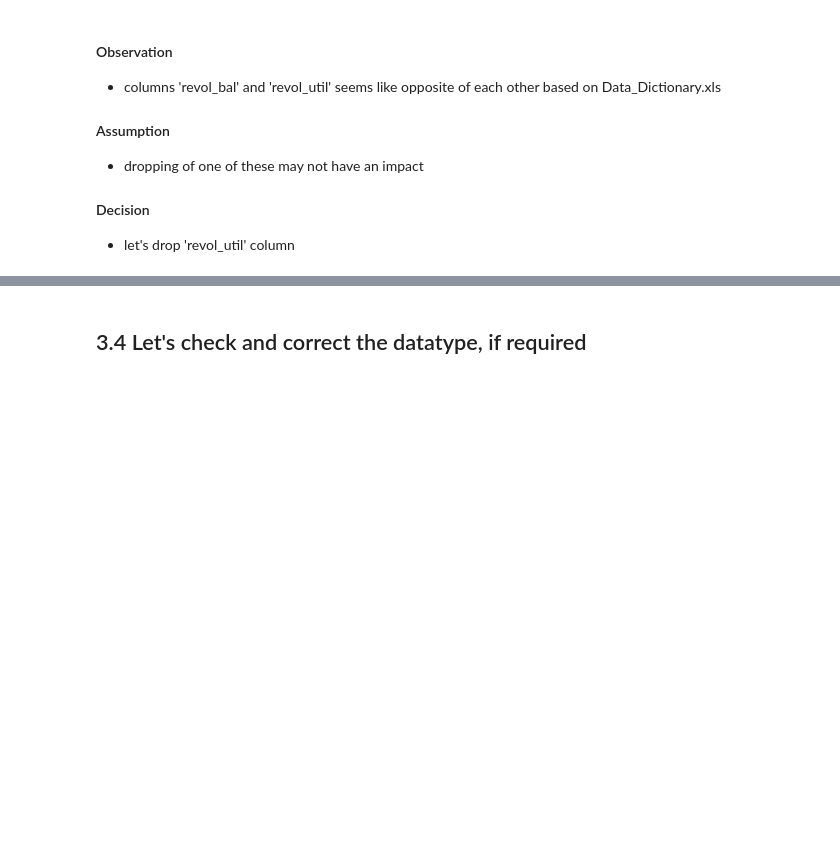
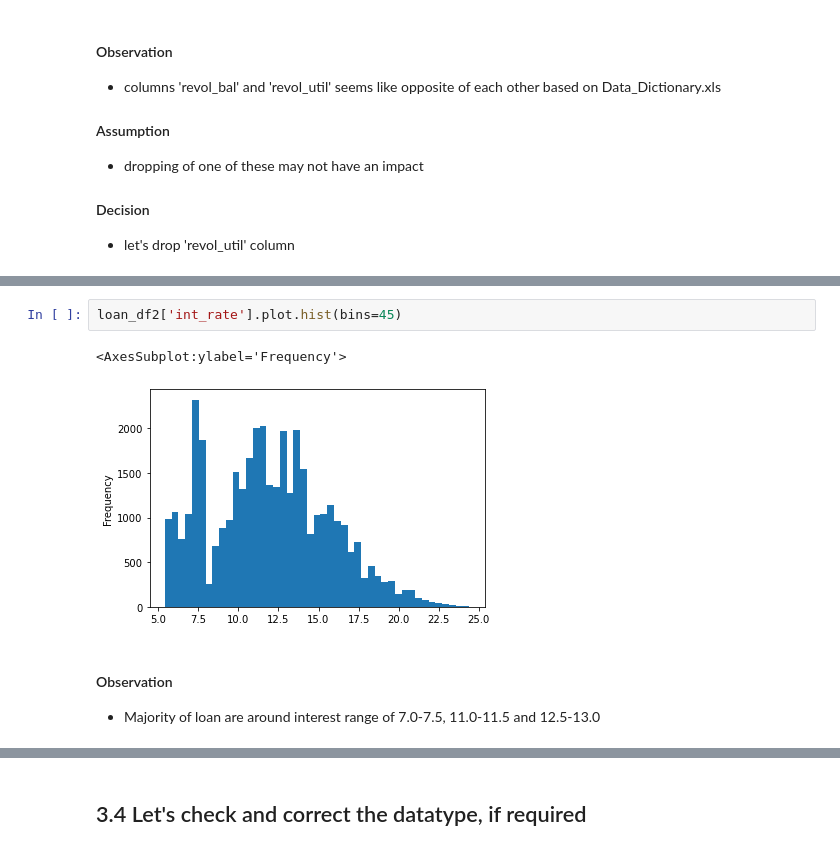
Before and after one commit to JamshedAhsan/fraud-detection, a Jupyter notebook: Case-Study-Lending-Loan-Club.ipynb, the cells around one changed output, grey strips where cells are left out. Cells and saved outputs as stored; diff of their text form; blank space fills up the shorter version.

```diff
--- a/Case-Study-Lending-Loan-Club.ipynb
+++ b/Case-Study-Lending-Loan-Club.ipynb
@@ -1060,0 +1151,8 @@ loan_df2['total_acc'].hist(bins=50)
+# %%
+loan_df2['int_rate'].plot.hist(bins=45)
+# %% [output]
+<AxesSubplot:ylabel='Frequency'>
+[figure, added]
+# %% [markdown]
+#### Observation
+* Majority of loan are around interest range of 7.0-7.5, 11.0-11.5 and 12.5-13.0
```
Also changed, not shown: parts of 205 cells of this notebook.
